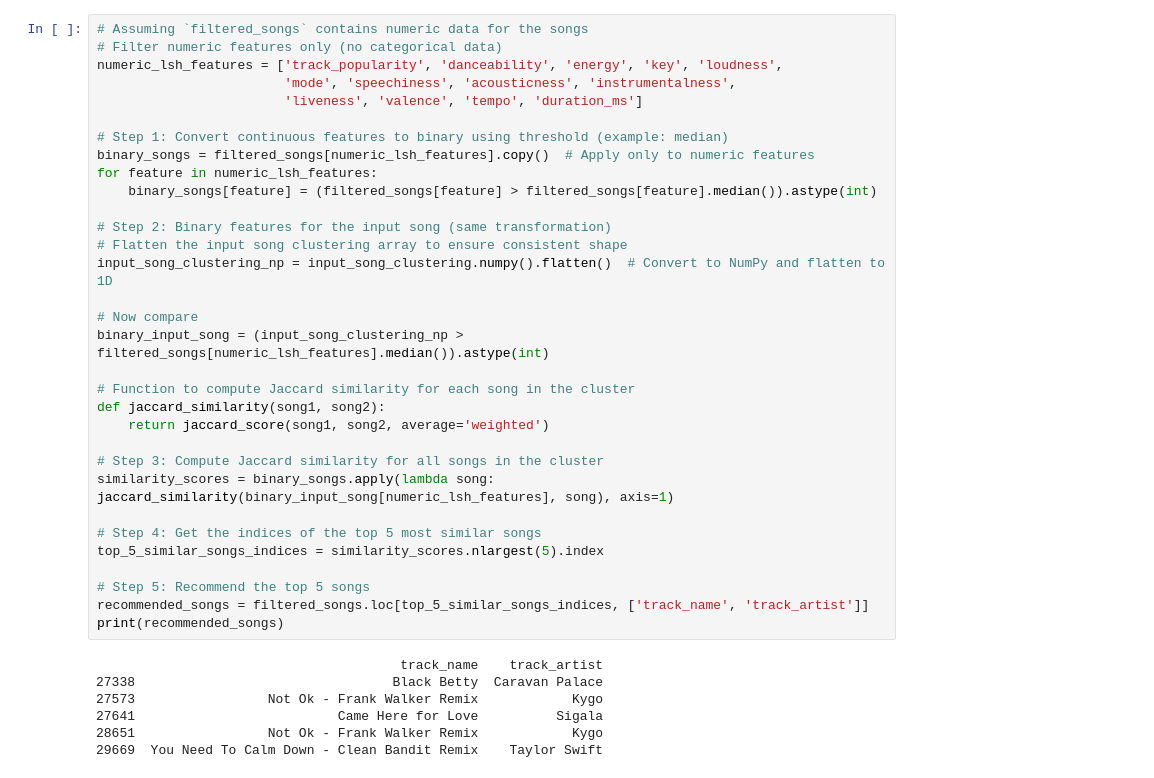
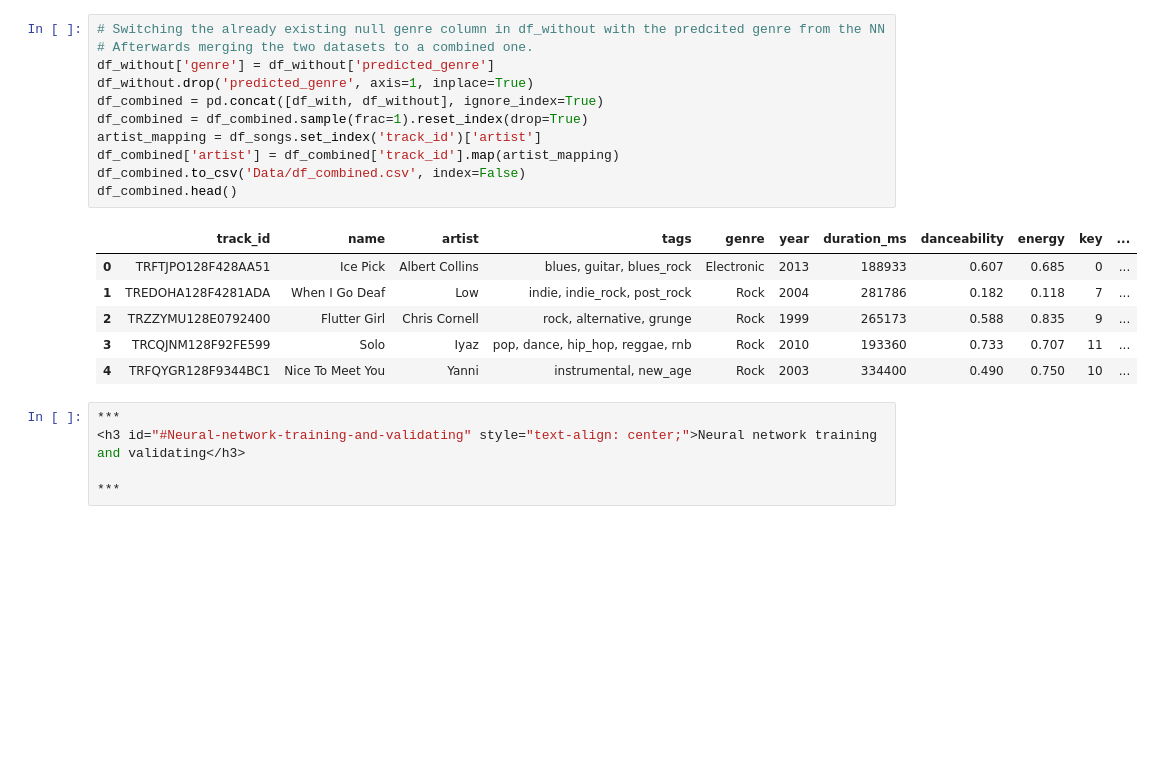
Before and after one commit to annemollelsborg/spotify, a Jupyter notebook: Project analysis.ipynb, the cells around one changed output. Saved outputs shown, nothing was run; the diff lists cells and outputs as text; blank space fills up the shorter version.

```diff
--- a/Project analysis.ipynb
+++ b/Project analysis.ipynb
@@ -612,39 +520,23 @@ Davies-Bouldin Index: 2.3169936230012795
-# %%
-# Assuming `filtered_songs` contains numeric data for the songs
-# Filter numeric features only (no categorical data)
-numeric_lsh_features = ['track_popularity', 'danceability', 'energy', 'key', 'loudness',
-                        'mode', 'speechiness', 'acousticness', 'instrumentalness',
-                        'liveness', 'valence', 'tempo', 'duration_ms']
-
-# Step 1: Convert continuous features to binary using threshold (example: median)
-binary_songs = filtered_songs[numeric_lsh_features].copy()  # Apply only to numeric features
-for feature in numeric_lsh_features:
-    binary_songs[feature] = (filtered_songs[feature] > filtered_songs[feature].median()).astype(int)
-
-# Step 2: Binary features for the input song (same transformation)
-# Flatten the input song clustering array to ensure consistent shape
-input_song_clustering_np = input_song_clustering.numpy().flatten()  # Convert to NumPy and flatten to 1D
-
-# Now compare
-binary_input_song = (input_song_clustering_np > filtered_songs[numeric_lsh_features].median()).astype(int)
-
-# Function to compute Jaccard similarity for each song in the cluster
-def jaccard_similarity(song1, song2):
-    return jaccard_score(song1, song2, average='weighted')
-
-# Step 3: Compute Jaccard similarity for all songs in the cluster
-similarity_scores = binary_songs.apply(lambda song: jaccard_similarity(binary_input_song[numeric_lsh_features], song), axis=1)
-
-# Step 4: Get the indices of the top 5 most similar songs
-top_5_similar_songs_indices = similarity_scores.nlargest(5).index
-
-# Step 5: Recommend the top 5 songs
-recommended_songs = filtered_songs.loc[top_5_similar_songs_indices, ['track_name', 'track_artist']]
-print(recommended_songs)
-# %% [output]
-                                       track_name    track_artist
-27338                                 Black Betty  Caravan Palace
-27573                 Not Ok - Frank Walker Remix            Kygo
-27641                          Came Here for Love          Sigala
-28651                 Not Ok - Frank Walker Remix            Kygo
-29669  You Need To Calm Down - Clean Bandit Remix    Taylor Swift
+# %%
+# Switching the already existing null genre column in df_without with the predcited genre from the NN
+# Afterwards merging the two datasets to a combined one.
+df_without['genre'] = df_without['predicted_genre']
+df_without.drop('predicted_genre', axis=1, inplace=True)
+df_combined = pd.concat([df_with, df_without], ignore_index=True)
+df_combined = df_combined.sample(frac=1).reset_index(drop=True)
+artist_mapping = df_songs.set_index('track_id')['artist']
+df_combined['artist'] = df_combined['track_id'].map(artist_mapping)
+df_combined.to_csv('Data/df_combined.csv', index=False)
+df_combined.head()
+# %% [output]
+|  | track_id | name | artist | tags | genre | year | duration_ms | danceability | energy | key | ... |
+| 0 | TRFTJPO128F428AA51 | Ice Pick | Albert Collins | blues, guitar, blues_rock | Electronic | 2013 | 188933 | 0.607 | 0.685 | 0 | ... |
+| 1 | TREDOHA128F4281ADA | When I Go Deaf | Low | indie, indie_rock, post_rock | Rock | 2004 | 281786 | 0.182 | 0.118 | 7 | ... |
+| 2 | TRZZYMU128E0792400 | Flutter Girl | Chris Cornell | rock, alternative, grunge | Rock | 1999 | 265173 | 0.588 | 0.835 | 9 | ... |
+| 3 | TRCQJNM128F92FE599 | Solo | Iyaz | pop, dance, hip_hop, reggae, rnb | Rock | 2010 | 193360 | 0.733 | 0.707 | 11 | ... |
+| 4 | TRFQYGR128F9344BC1 | Nice To Meet You | Yanni | instrumental, new_age | Rock | 2003 | 334400 | 0.490 | 0.750 | 10 | ... |
+# %%
+***
+<h3 id="#Neural-network-training-and-validating" style="text-align: center;">Neural network training and validating</h3>
+
+***
```
Also changed, not shown: parts of 43 cells of this notebook.
